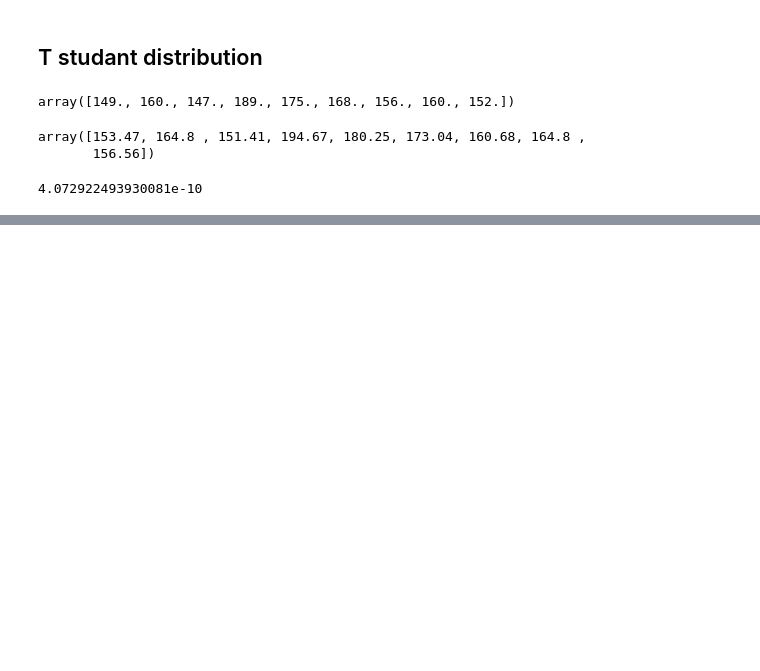
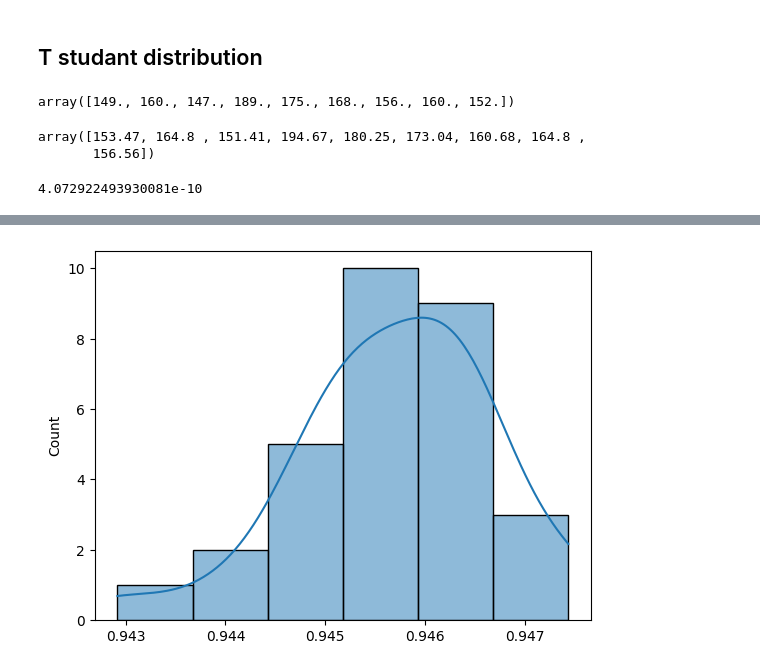
Before and after one commit to lps08/statistic-ds-ml, a Jupyter notebook: confidence_interval_hypothesis_test/hypothesis_test.ipynb, the cells around one changed output, grey strips where cells are left out. Cells and saved outputs as stored; diff of their text form; code cells hidden in the pictures; blank space fills up the shorter version.

```diff
--- a/confidence_interval_hypothesis_test/hypothesis_test.ipynb
+++ b/confidence_interval_hypothesis_test/hypothesis_test.ipynb
@@ -140,0 +494,4 @@ Accepting alternative hypothesis (H1)
+# %%
+sns.histplot(res_lr, kde=True);
+# %% [output]
+[figure, added]
```
Also changed, not shown: parts of 92 cells of this notebook.
